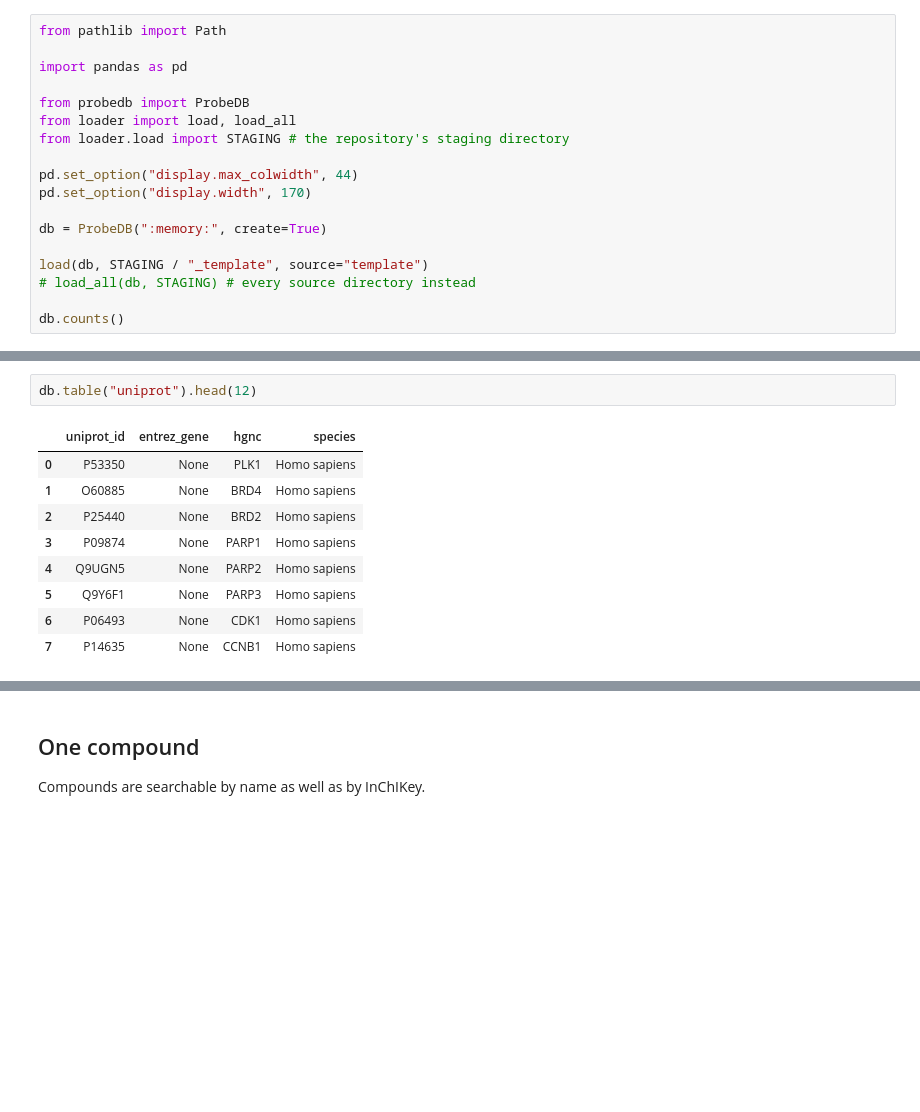
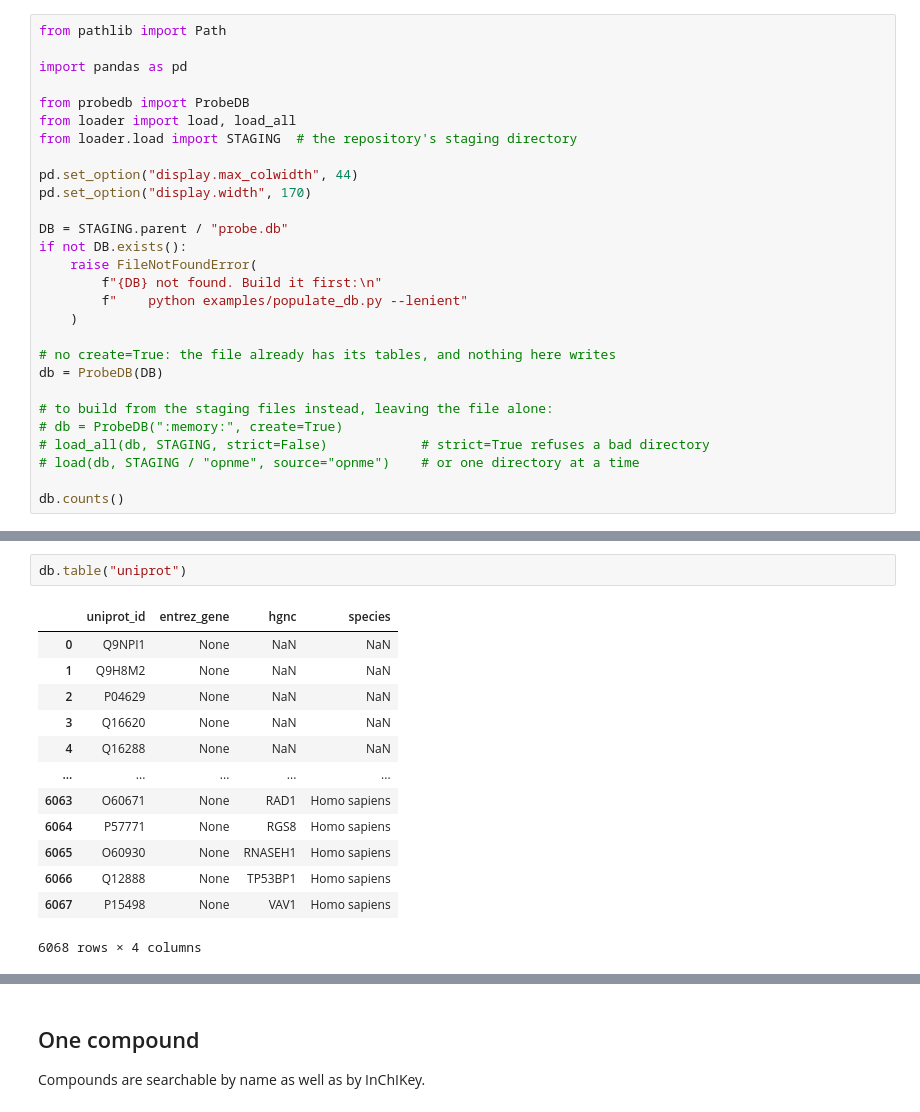
Before and after one commit to SCHMM-MelMar/Summer-School-2026, a Jupyter notebook: examples/explore_db.ipynb, the cells around one changed output, grey strips where cells are left out. Saved outputs shown, nothing was run; the diff lists cells and outputs as text; blank space fills up the shorter version.

```diff
--- a/examples/explore_db.ipynb
+++ b/examples/explore_db.ipynb
@@ -13,15 +20,25 @@ import pandas as pd
 
 from probedb import ProbeDB
 from loader import load, load_all
-from loader.load import STAGING # the repository's staging directory
+from loader.load import STAGING  # the repository's staging directory
 
 pd.set_option("display.max_colwidth", 44)
 pd.set_option("display.width", 170)
 
-db = ProbeDB(":memory:", create=True)
+DB = STAGING.parent / "probe.db"
+if not DB.exists():
+    raise FileNotFoundError(
+        f"{DB} not found. Build it first:\n"
+        f"    python examples/populate_db.py --lenient"
+    )
 
-load(db, STAGING / "_template", source="template")
-# load_all(db, STAGING) # every source directory instead
+# no create=True: the file already has its tables, and nothing here writes
+db = ProbeDB(DB)
+
+# to build from the staging files instead, leaving the file alone:
+# db = ProbeDB(":memory:", create=True)
+# load_all(db, STAGING, strict=False)            # strict=True refuses a bad directory
+# load(db, STAGING / "opnme", source="opnme")    # or one directory at a time
 
 db.counts()
 # %% [output]
@@ -82,15 +135,19 @@ db.table("chembl")
 # %%
-db.table("uniprot").head(12)
+db.table("uniprot")
 # %% [output]
 |  | uniprot_id | entrez_gene | hgnc | species |
-| 0 | P53350 | None | PLK1 | Homo sapiens |
-| 1 | O60885 | None | BRD4 | Homo sapiens |
-| 2 | P25440 | None | BRD2 | Homo sapiens |
-| 3 | P09874 | None | PARP1 | Homo sapiens |
-| 4 | Q9UGN5 | None | PARP2 | Homo sapiens |
-| 5 | Q9Y6F1 | None | PARP3 | Homo sapiens |
-| 6 | P06493 | None | CDK1 | Homo sapiens |
-| 7 | P14635 | None | CCNB1 | Homo sapiens |
+| 0 | Q9NPI1 | None | NaN | NaN |
+| 1 | Q9H8M2 | None | NaN | NaN |
+| 2 | P04629 | None | NaN | NaN |
+| 3 | Q16620 | None | NaN | NaN |
+| 4 | Q16288 | None | NaN | NaN |
+| ... | ... | ... | ... | ... |
+| 6063 | O60671 | None | RAD1 | Homo sapiens |
+| 6064 | P57771 | None | RGS8 | Homo sapiens |
+| 6065 | O60930 | None | RNASEH1 | Homo sapiens |
+| 6066 | Q12888 | None | TP53BP1 | Homo sapiens |
+| 6067 | P15498 | None | VAV1 | Homo sapiens |
+6068 rows × 4 columns
 # %%
 db.table("target")
 # %% [output]
```
Also changed, not shown: parts of 32 cells of this notebook, 10 other files.
